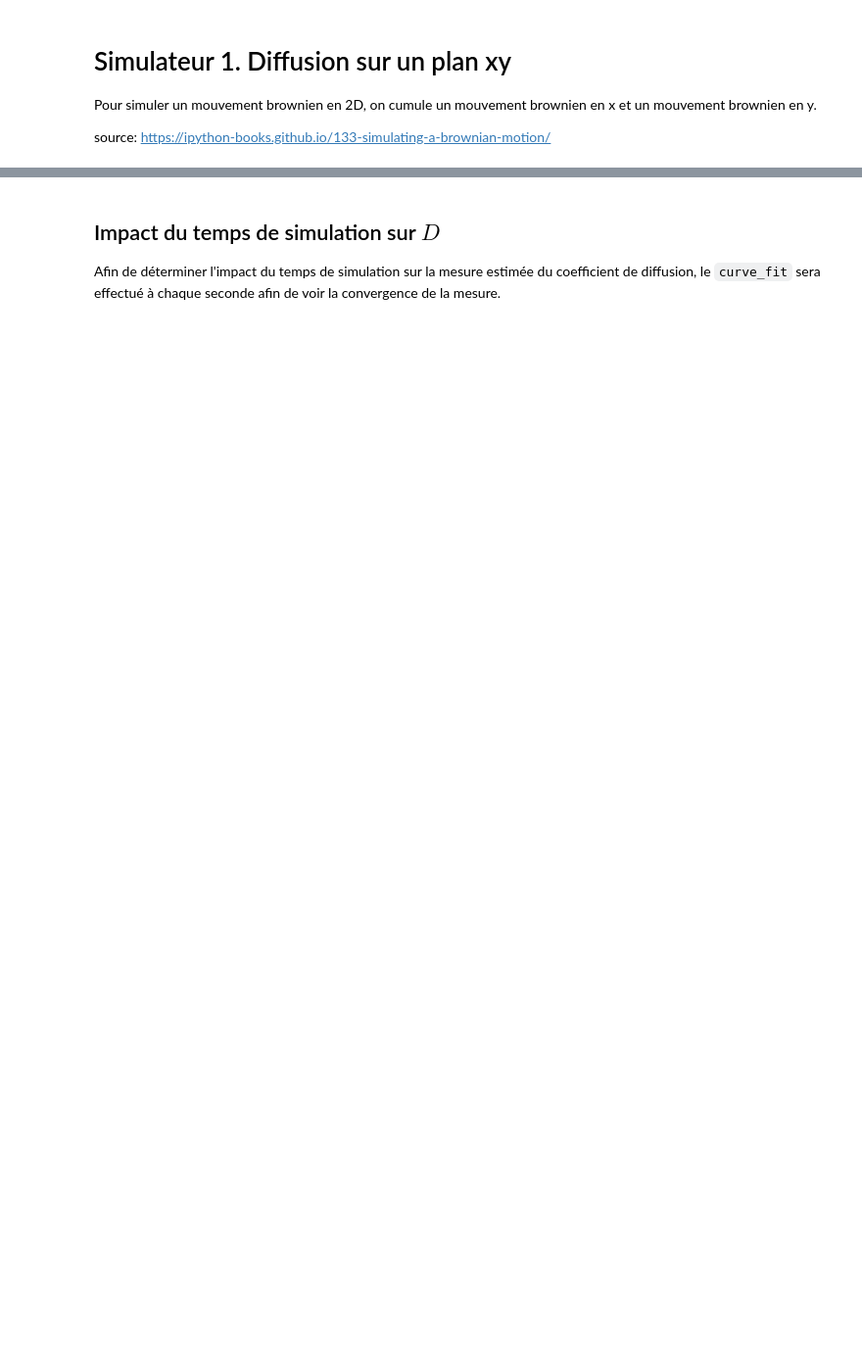
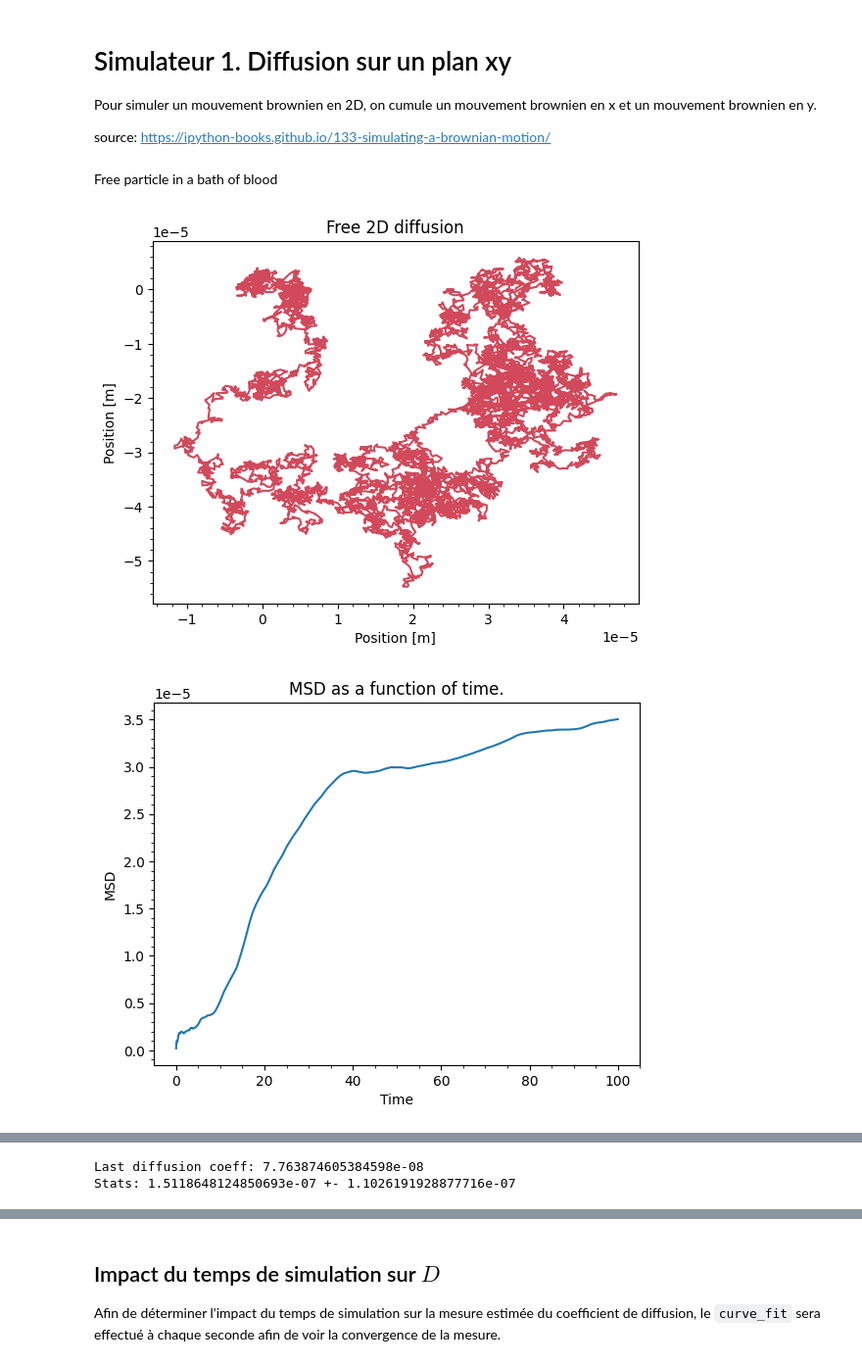
Before and after one commit to AntoineDaigle/dev_ads, a Jupyter notebook: TP2.ipynb, the cells around one changed output, grey strips where cells are left out. Shown at 98% size. Cells and saved outputs as stored; diff of their text form; code cells hidden in the pictures; blank space fills up the shorter version.

```diff
--- a/TP2.ipynb
+++ b/TP2.ipynb
@@ -47,14 +47,12 @@ class DiffusionSimulator():
 
         for i in range(n):
             angle = np.random.uniform(0,2*pi)
-            r = np.random.choice(a=x_space, p=concentration, size=1)[0]
+            r = np.random.choice(a=x_space, p=concentration)
+
             new_x = old_x + r*np.cos(angle)
             new_y = old_y + r*np.sin(angle)
 
             if new_x > x_limit/2:
-                # plt.plot([old_x, new_x], [old_y, new_y])
-                # plt.axvline(x_limit/2)
-                # plt.show()
                 temp_y = interp1d([old_x, new_x], [old_y, new_y])(x_limit/2)
                 temp_x = x_limit/2
                 initial_to_wall = np.sqrt((temp_y - old_y)**2 + (temp_x - old_x)**2)
@@ -79,6 +77,7 @@ class DiffusionSimulator():
 
             x[i], old_x = new_x, new_x
             y[i], old_y = new_y, new_y
+
         self.data = (x,y)
 
 
@@ -149,7 +148,7 @@ class DiffusionSimulator():
             def calculate_new_position():
                 """Small function that calculate the new position of the particule"""
                 angle = np.random.uniform(0,2*pi)
-                r = np.random.choice(a=x_space,p=concentration, size=1)[0]
+                r = np.random.choice(a=x_space,p=concentration)
                 new_x = old_x + r*np.cos(angle)
                 new_y = old_y + r*np.sin(angle)
                 return new_x, new_y
@@ -161,17 +160,11 @@ class DiffusionSimulator():
                 new_x, new_y = calculate_new_position()
 
                 while limitation(new_x, new_y, *limitation_constraint) == False:
-
-
-
-
                     new_x, new_y = calculate_new_position()
 
                 x[i], old_x = new_x, new_x
                 y[i], old_y = new_y, new_y
             self.data = (x,y)
-
-
 
         if limitation == "rectangle":
             limitation = self.box_limit
@@ -188,7 +181,7 @@ class DiffusionSimulator():
         Returns:
             np.array: Array containing the MSD
         """
-        X,Y= self.data
+        X, Y= self.data
         MSD = []
         for i in range(2,X.shape[0]):
             x = X[:i]
@@ -197,3 +190,61 @@ class DiffusionSimulator():
             msd = np.diff(r)**2
             MSD.append(np.mean(msd))
         return np.cumsum(np.array(MSD))
+# %% [markdown]
+Free particle in a bath of blood
+# %%
+Simulation = DiffusionSimulator(t=100, dt=0.01, dx=1, D=1e-9)
+time_array = np.linspace(0,Simulation.TotalTime,
+                         int(Simulation.TotalTime/Simulation.TimeSteps))
+
+Simulation.generation_motion_rectangle(10, 10)  # Box of 10 X 10 meters
+x,y = Simulation.data
+plt.plot(x,y,color = colors[1])
+plt.title("Free 2D diffusion")
+plt.xlabel("Position [m]")
+plt.ylabel("Position [m]")
+plt.gca().ticklabel_format(style='sci', scilimits=(0, 0))
+plt.minorticks_on()
+plt.show()
+
+def MeanSquaredDisplacement2D(position_x, position_y):
+    squared_position_x = np.square(position_x)
+    squared_position_y = np.square(position_y)
+    r = np.sqrt(squared_position_x + squared_position_y)
+    msd = np.empty(len(position_x))
+
+    for i in range(1, 1 + len(position_x)):
+        msd[i-1] = np.mean(r[:i])
+    return msd
+
+msd_2d = MeanSquaredDisplacement2D(x, y)
+plt.plot(time_array, msd_2d)
+plt.ylabel("MSD")
+plt.xlabel("Time")
+plt.minorticks_on()
+plt.title("MSD as a function of time.")
+plt.show()
+
+
+def droite(x, a, b):
+    return a*x *4 + b
+diffusion_coeff = []
+for i in range(2, len(msd_2d)):
+    popt, pcov = curve_fit(droite, time_array[:i], msd_2d[:i])
+    diffusion_coeff.append(popt[0])
+
+fig, (ax1, ax2) = plt.subplots(1, 2)
+ax1.plot(time_array[2:], diffusion_coeff)
+ax1.set_ylabel("Diffusion coefficient")
+ax1.set_xlabel("Time")
+ax1.minorticks_on()
+ax2.hist(diffusion_coeff, bins=100)
+ax2.set_xlabel("Diffusion coefficient")
+ax2.set_ylabel("Count")
+plt.tight_layout()
+plt.show()
+
+print(f"Last diffusion coeff: {diffusion_coeff[-1]}\nStats: {np.mean(diffusion_coeff)} +- {np.std(diffusion_coeff)}" )
+# %% [output]
+[figure, added]
+[figure, added]
@@ -199,0 +252,2 @@ class DiffusionSimulator():
+Last diffusion coeff: 7.763874605384598e-08
+Stats: 1.5118648124850693e-07 +- 1.1026191928877716e-07
```
Also changed, not shown: parts of 9 cells of this notebook, 3 other files.
